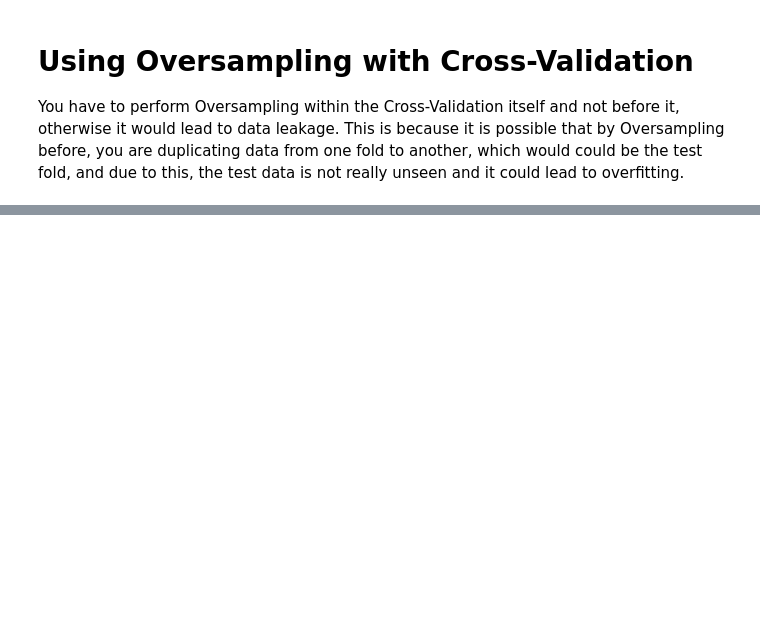
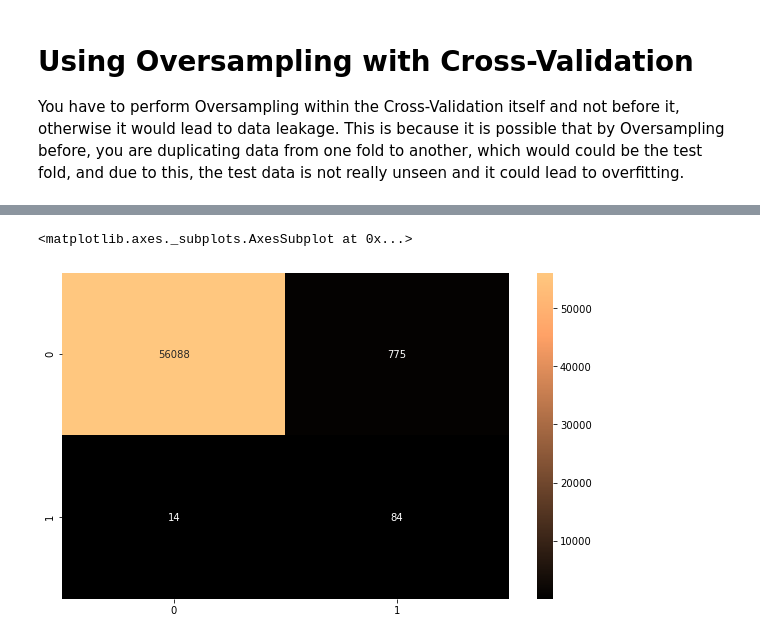
Before and after one commit to james-jasvin/Credit-Card-Fraud-Detection, a Jupyter notebook: Credit Card Fraud Detection.ipynb, the cells around one changed output, grey strips where cells are left out. Cells and saved outputs as stored; diff of their text form; code cells hidden in the pictures; blank space fills up the shorter version.

```diff
--- a/Credit Card Fraud Detection.ipynb
+++ b/Credit Card Fraud Detection.ipynb
@@ -390,16 +390,18 @@ auc_lst = []
 You have to perform Oversampling within the Cross-Validation itself and not before it, otherwise it would lead to data leakage.
 This is because it is possible that by Oversampling before, you are duplicating data from one fold to another, which would could be the test fold, and due to this, the test data is not really unseen and it could lead to overfitting.
 # %%
+# Takes a lot of time to execute
 for train, test in sss.split(X_train, y_train):
     # SMOTE happens during Cross Validation not before
     pipeline = make_pipeline_imb(SMOTE(sampling_strategy='minority'), rand_log_reg)
 
+    # Time consuming step
     model = pipeline.fit(X_train.iloc[train], y_train.iloc[train])
 
-    best_est = rand_log_reg.best_estimator_
+    best_est_rand = rand_log_reg.best_estimator_
 
     # Testing the best estimator (best_est) on the best performing set of parameters (inherently done by predict method)
-    prediction = best_est.predict(X_train.iloc[test])
+    prediction = best_est_rand.predict(X_train.iloc[test])
 
     # Appending metric scores to their respective list
     accuracy_lst.append(pipeline.score(X_train.iloc[test], y_train.iloc[test]))
@@ -408,4 +410,4 @@ for train, test in sss.split(X_train, y_train):
     f1_lst.append(f1_score(y_train.iloc[test], prediction))
     auc_lst.append(roc_auc_score(y_train.iloc[test], prediction))
 
-print("Cross Validation Oversampling with Testing Completed")
+print("Cross Validation Oversampling Training with Metric Calculations Completed")
@@ -428,5 +438,5 @@ f1: 0.1139972092392437
 # %%
 labels = ['No Fraud', 'Fraud']
-smote_prediction = best_est.predict(X_test)
-print(classification_report(y_test, smote_prediction, target_names=labels))
+rand_log_reg_prediction = best_est_rand.predict(X_test)
+print(classification_report_imbalanced(y_test, rand_log_reg_prediction, target_names=labels))
 # %% [output]
@@ -480,0 +497,11 @@ Xsm_train, ysm_train = sm.fit_sample(X_train, y_train)
+# %%
+from sklearn.metrics import confusion_matrix, plot_confusion_matrix
+
+confusion_matrix_log_reg = confusion_matrix(y_true=y_test, y_pred=rand_log_reg_prediction)
+
+# plot_confusion_matrix(best_est_rand, X_test, y_test, normalize='true', cmap='copper')
+plt.figure(figsize=(10,6))
+sns.heatmap(confusion_matrix_log_reg, annot=True, cmap='copper', fmt='d')
+# %% [output]
+<matplotlib.axes._subplots.AxesSubplot at 0x...>
+[figure, added]
```
Also changed, not shown: parts of 35 cells of this notebook.
